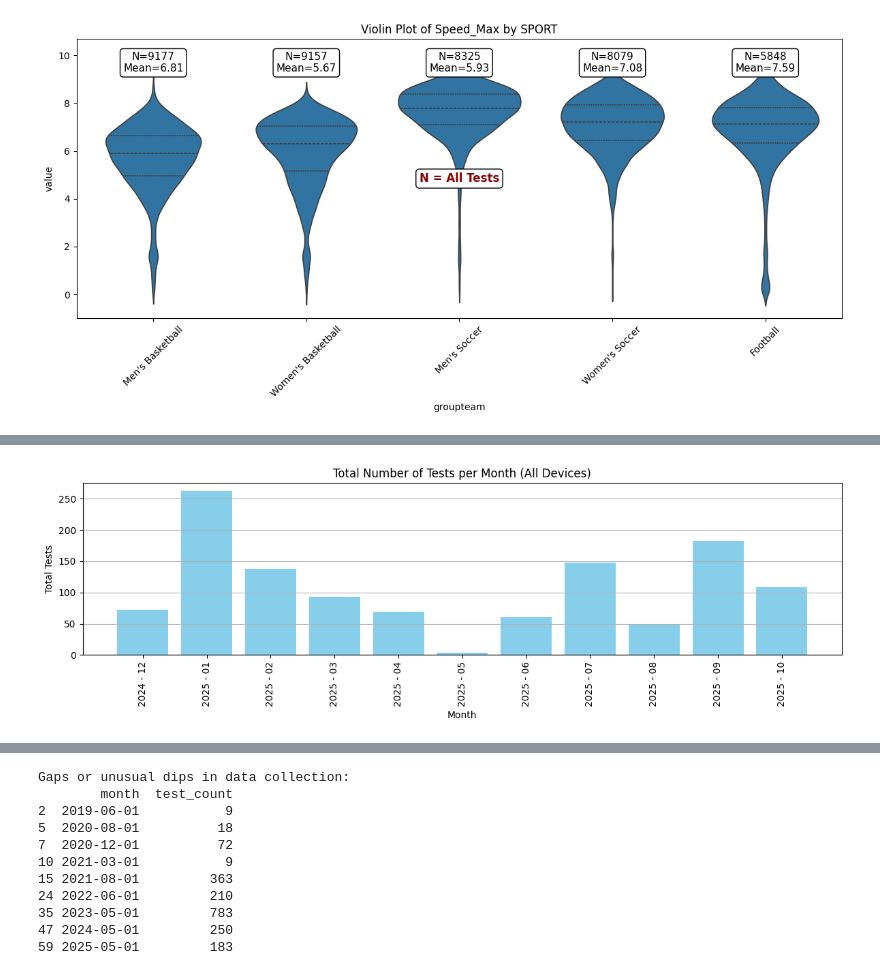
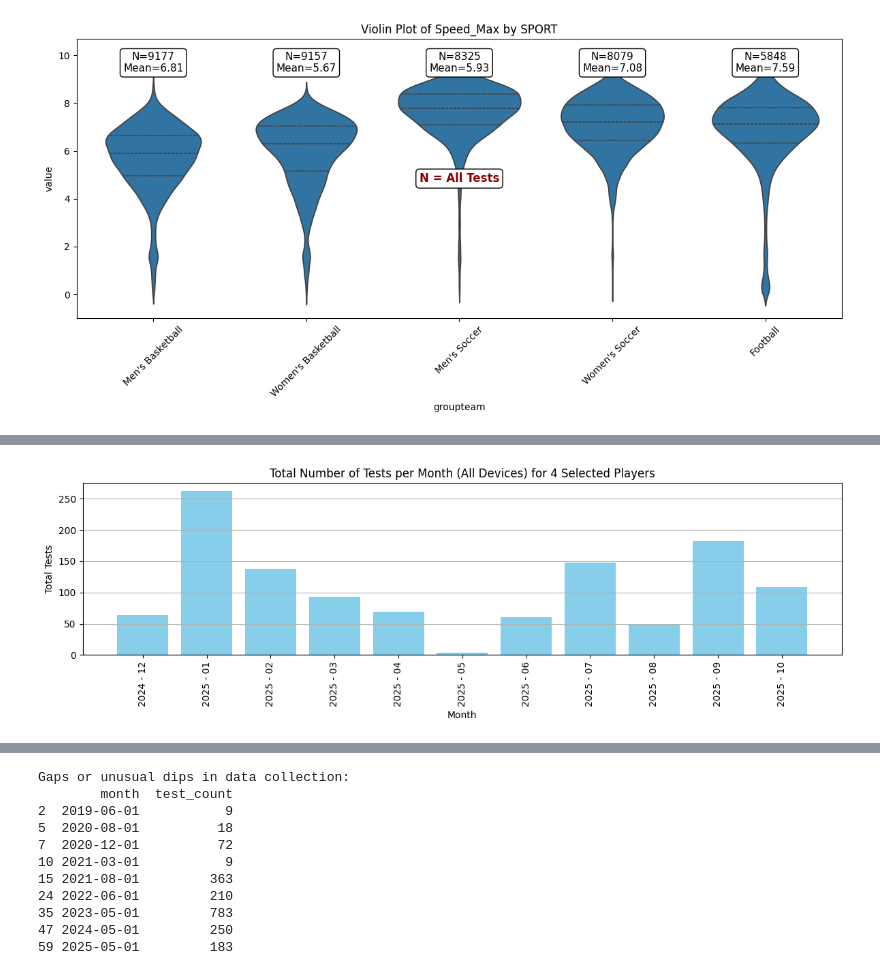
Before and after one commit to briggsprashar/sports_metric_analysis, a Jupyter notebook: scripts/part3.2_viz_comparison.ipynb, the cells around one changed output, grey strips where cells are left out. Cells and saved outputs as stored; diff of their text form; code cells hidden in the pictures.

```diff
--- a/scripts/part3.2_viz_comparison.ipynb
+++ b/scripts/part3.2_viz_comparison.ipynb
@@ -301,35 +398,36 @@ plt.show()
 # %%
 #3.3  Dashboard Metric
 # %%
-# 3.3A Total number of tests per month (all systems combined)
+# 3.3A Total number of tests per month for 4 selected players (all systems combined)
+
 import pandas as pd
 import matplotlib.pyplot as plt
 
 # Load dataset and ensure timestamps are valid
 df = pd.read_csv('../raw/selected_players_data.csv')
 df['timestamp'] = pd.to_datetime(df['timestamp'], errors='coerce')
 
 # Keep only rows with valid timestamps and device information
 df = df.dropna(subset=['timestamp', 'device'])
 
 # Create a 'month' column from timestamps
 df['month'] = df['timestamp'].dt.to_period('M').dt.to_timestamp()
 
 # Count total number of tests per month
 monthly_tests = df.groupby('month').size().reset_index(name='total_tests')
 
 # Format month for display (YYYY - MM)
 monthly_tests['month_str'] = monthly_tests['month'].dt.strftime('%Y - %m')
 
 # Plot monthly test counts as a bar chart
 plt.figure(figsize=(12, 4))
 plt.bar(monthly_tests['month_str'], monthly_tests['total_tests'], color='skyblue')
-plt.title("Total Number of Tests per Month (All Devices)")
+plt.title("Total Number of Tests per Month (All Devices) for 4 Selected Players")
 plt.xlabel("Month")
 plt.ylabel("Total Tests")
 plt.xticks(rotation=90)
 plt.tight_layout()
 plt.grid(axis='y')
 plt.show()
 # %% [output]
-[figure, old version]
+[figure, new version]
```
Also changed, not shown: parts of 23 cells of this notebook, 1 other file.
